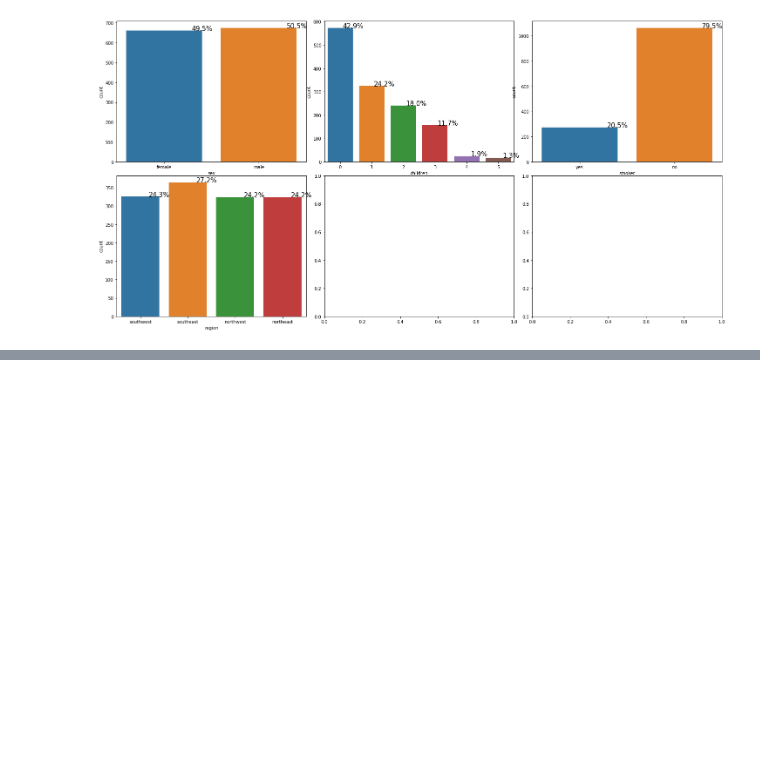
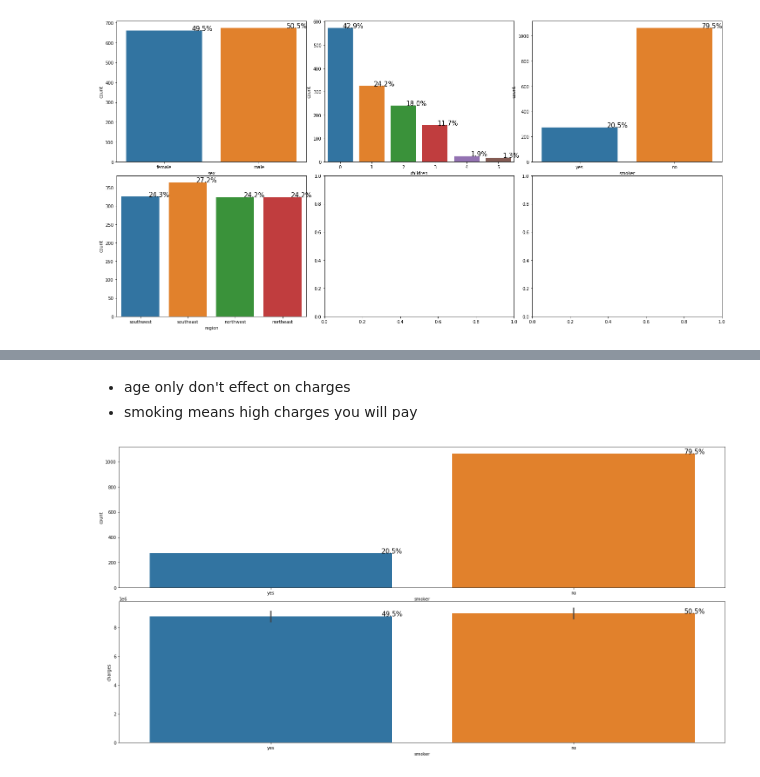
Before and after one commit to josiaspro20/Insurance-data-EDA-analysis-ML-models, a Jupyter notebook: Analysis_and_apply_some_models_(Insurance_data).ipynb, the cells around one changed output, grey strips where cells are left out. Saved outputs shown, nothing was run; the diff lists cells and outputs as text; code cells hidden in the pictures; blank space fills up the shorter version.

```diff
--- a/Analysis_and_apply_some_models_(Insurance_data).ipynb
+++ b/Analysis_and_apply_some_models_(Insurance_data).ipynb
@@ -141,0 +168,11 @@ count_plot(categorical_features, df)
+# %% [markdown]
+- age only don't effect on charges
+- smoking means high charges you will pay
+# %%
+axis = subplots(2,1)
+ax = sns.countplot(ax=axis[0],x='smoker',data=df)
+get_count_precent(ax)
+ax = sns.barplot(ax=axis[1],x='smoker', y='charges', data=df, estimator=sum)
+get_sum_precent(ax, 'charges')
+# %% [output]
+[figure, added]
```
Also changed, not shown: parts of 18 cells of this notebook.
